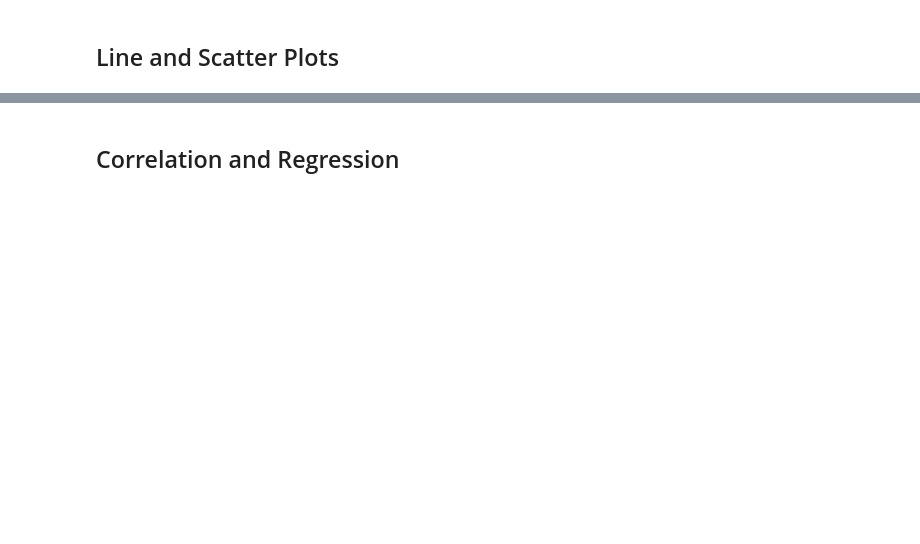
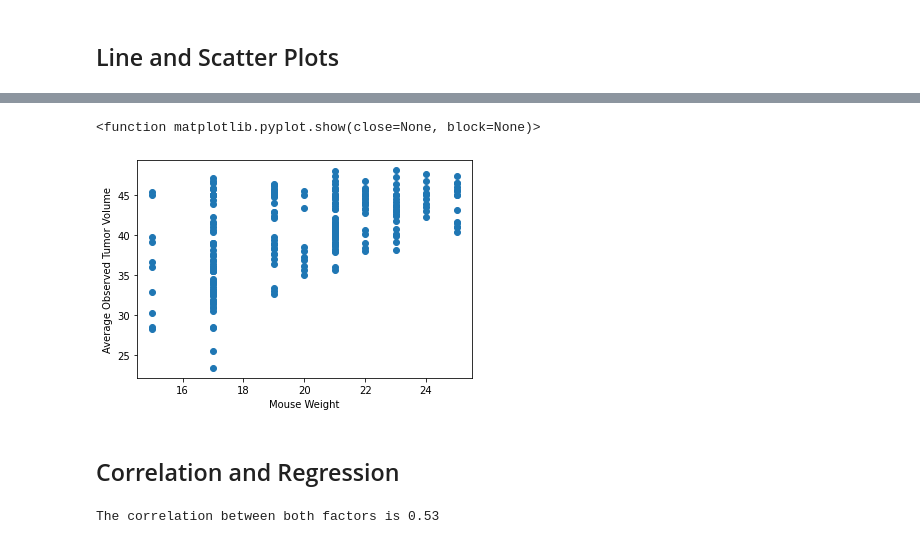
Before and after one commit to anisha-kishore/Module-5, a Jupyter notebook: Kishore Module 5.ipynb, the cells around one changed output, grey strips where cells are left out. Cells and saved outputs as stored; diff of their text form; code cells hidden in the pictures; blank space fills up the shorter version.

```diff
--- a/Kishore Module 5.ipynb
+++ b/Kishore Module 5.ipynb
@@ -222,4 +247,11 @@ plt.show()
 # %%
 # Generate a scatter plot of mouse weight vs. the average observed tumor volume for the entire Capomulin regimen
+plt.scatter(capomulin_mouse.iloc[:,7], capomulin_mouse.iloc[:,2])
+plt.xlabel('Mouse Weight')
+plt.ylabel('Average Observed Tumor Volume')
+plt.show
+# %% [output]
+<function matplotlib.pyplot.show(close=None, block=None)>
+[figure, added]
 # %% [markdown]
 ## Correlation and Regression
@@ -228,0 +258,9 @@ plt.show()
+# %%
+# Calculate the correlation coefficient and a linear regression model
+#Code for the correlation was pulled from class example 'Correlation_Solution_Checkpoint' (Week 5, Class 3, Activity 6)
+weight=capomulin_mouse.iloc[:,7]
+tumor_size=capomulin_mouse.iloc[:,2]
+correlation = st.pearsonr(weight,tumor_size)
+print(f"The correlation between both factors is {round(correlation[0],2)}")
+# %% [output]
+The correlation between both factors is 0.53
```
Also changed, not shown: parts of 8 cells of this notebook.
